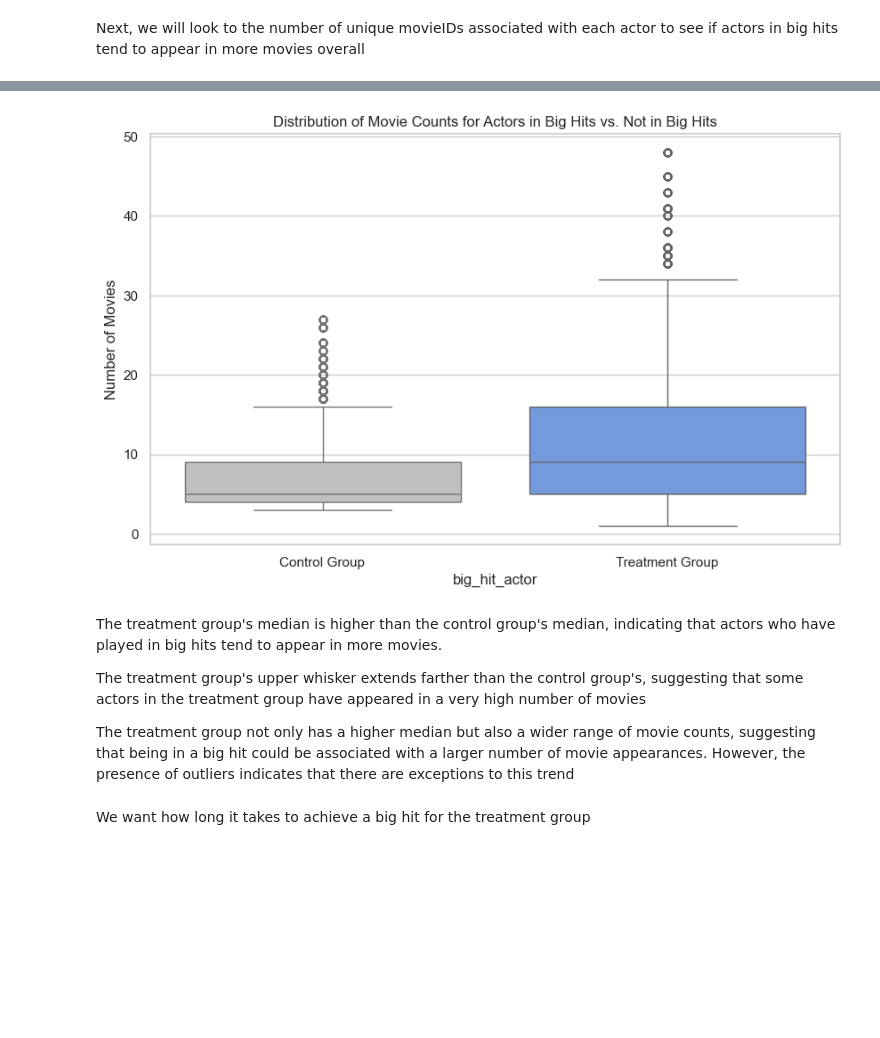
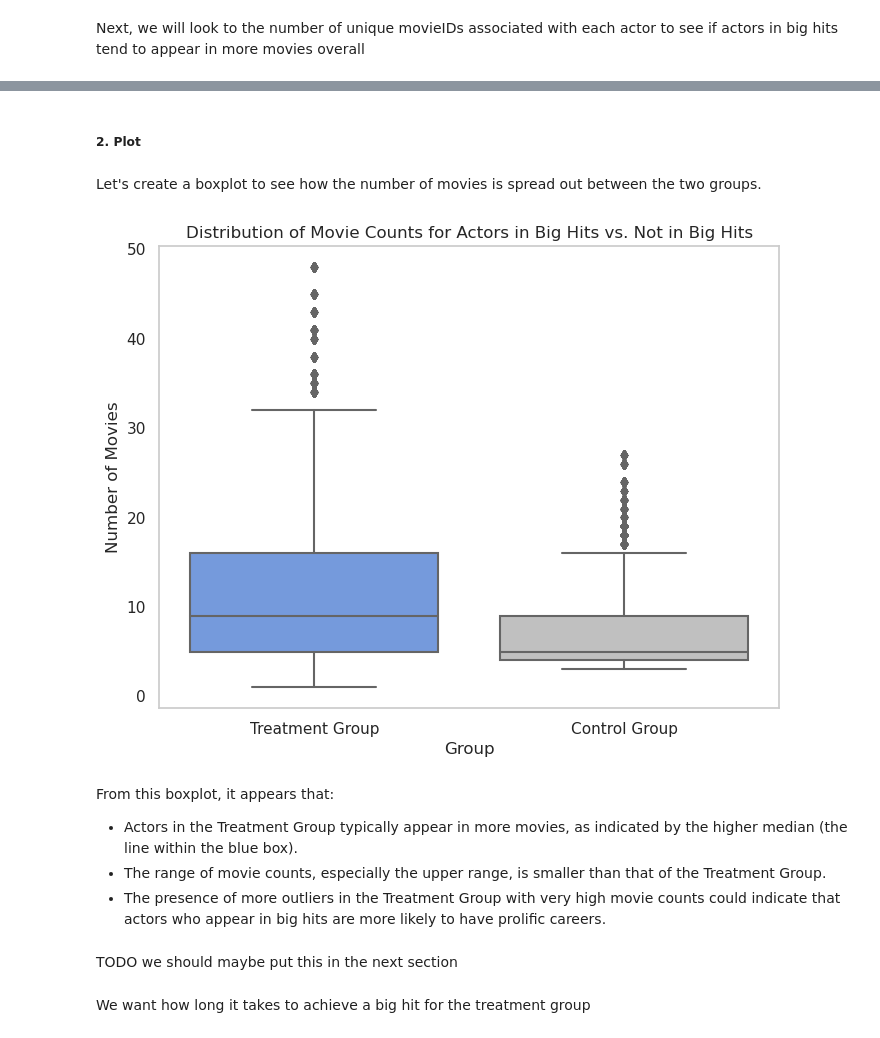
Before and after one commit to epfl-ada/ada-2023-project-pinacolada23, a Jupyter notebook: observational_study.ipynb, the cells around one changed output, grey strips where cells are left out. Drawn from its saved outputs; the diff is of its cells as text; code cells hidden in the pictures; blank space fills up the shorter version.

```diff
--- a/observational_study.ipynb
+++ b/observational_study.ipynb
@@ -60,7 +80,7 @@ See the caveats in the documentation: https://pandas.pydata.org/pandas-docs/stab
 # %%
-# Analysis
-treatment_group = carrer_longevity_df[carrer_longevity_df['big_hit_actor'] == True]
-control_group = carrer_longevity_df[carrer_longevity_df['big_hit_actor'] == False]
+# Analysis mean
+treatment_group = df_movies_balanced[df_movies_balanced['big_hit_actor'] == True]
+control_group = df_movies_balanced[df_movies_balanced['big_hit_actor'] == False]
 
 mean_career_length_treatment = treatment_group['career_length_in_years'].mean()
 mean_career_length_control = control_group['career_length_in_years'].mean()
@@ -95,13 +169,19 @@ The control group appears to have more actors in the shorter career span categor
 # %%
 # Box plot
+
+# Set the style
+sns.set(style="whitegrid")
+
+# Combine the data into a single DataFrame for plotting
+data_combined = pd.concat([treatment_group.assign(Group="Treatment Group"),
+                           control_group.assign(Group="Control Group")])
+
+# Plot boxplots
 plt.figure(figsize=(8, 6))
-sns.boxplot(x='big_hit_actor', y='career_length_in_years', data=carrer_longevity_df[~carrer_longevity_df.big_hit_actor], color='silver')
-sns.boxplot(x='big_hit_actor', y='career_length_in_years', data=carrer_longevity_df[carrer_longevity_df.big_hit_actor], color='cornflowerblue')
-
+sns.boxplot(x='Group', y='career_length_in_years', data=data_combined, palette={"Treatment Group": "cornflowerblue", "Control Group": "silver"})
 plt.grid(False)
-plt.title('Career Longevity Comparison')
-plt.xlabel('Big Hit Actor')
+plt.title('Distribution of Career Longevity')
+plt.xlabel('Group')
 plt.ylabel('Career Length (Years)')
-plt.xticks([0, 1], ['Control Group', 'Treatment Group'])
 plt.show()
 # %% [output]
@@ -135,23 +251,36 @@ Average number of movies for actors not in big hits: 7.098966690199602
+# %% [markdown]
+##### 2. Plot
+# %% [markdown]
+Let's create a boxplot to see how the number of movies is spread out between the two groups.
 # %%
-averages = [average_movies_control, average_movies_treatment]
-group_names = ['Control Group', 'Treatment Group']
 
-# Box Plot
-plt.figure(figsize=(10, 6))
-sns.boxplot(x='big_hit_actor', y='movie_count', data=carrer_longevity_df[~carrer_longevity_df.big_hit_actor], color='silver')
-sns.boxplot(x='big_hit_actor', y='movie_count', data=carrer_longevity_df[carrer_longevity_df.big_hit_actor], color='cornflowerblue')
-plt.xticks([0, 1], ['Control Group', 'Treatment Group'])
+# Box plot
+
+# Set the style
+sns.set(style="whitegrid")
+
+# Combine the data into a single DataFrame for plotting
+data_combined = pd.concat([treatment_group.assign(Group="Treatment Group"),
+                           control_group.assign(Group="Control Group")])
+
+# Plot boxplots
+plt.figure(figsize=(8, 6))
+sns.boxplot(x='Group', y='movie_count', data=data_combined, palette={"Treatment Group": "cornflowerblue", "Control Group": "silver"})
+plt.grid(False)
+plt.xlabel('Group')
 plt.ylabel('Number of Movies')
 plt.title('Distribution of Movie Counts for Actors in Big Hits vs. Not in Big Hits')
 plt.show()
 # %% [output]
-[figure, old version]
+[figure, new version]
-# %% [markdown]
-The treatment group's median is higher than the control group's median, indicating that actors who have played in big hits tend to appear in more movies.
-
-The treatment group's upper whisker extends farther than the control group's, suggesting that some actors in the treatment group have appeared in a very high number of movies
-
-The treatment group not only has a higher median but also a wider range of movie counts, suggesting that being in a big hit could be associated with a larger number of movie appearances. However, the presence of outliers indicates that there are exceptions to this trend
+# %% [markdown]
+From this boxplot, it appears that:
+
+- Actors in the Treatment Group typically appear in more movies, as indicated by the higher median (the line within the blue box).
+- The range of movie counts, especially the upper range, is smaller than that of the Treatment Group.
+- The presence of more outliers in the Treatment Group with very high movie counts could indicate that actors who appear in big hits are more likely to have prolific careers.
+# %% [markdown]
+TODO we should maybe put this in the next section
 # %% [markdown]
 We want how long it takes to achieve a big hit for the treatment group
 # %%
```
Also changed, not shown: parts of 37 cells of this notebook.
